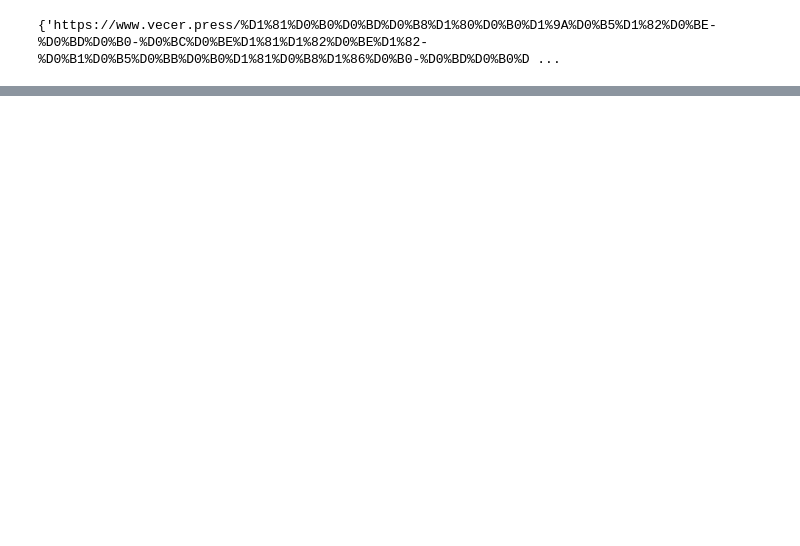
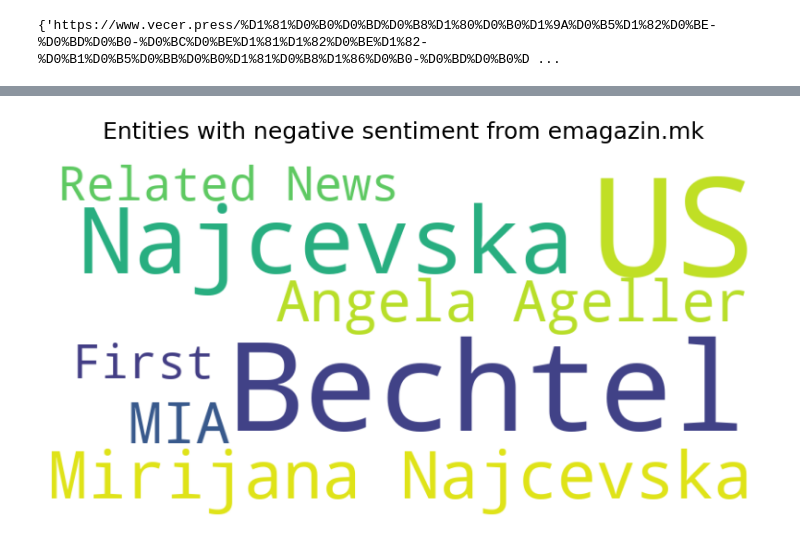
Before and after one commit to blagojpetkov/Data_Science_Project, a Jupyter notebook: Data Science Project Jupyter Notebook.ipynb, the cells around one changed output, grey strips where cells are left out. Cells and saved outputs as stored; diff of their text form; code cells hidden in the pictures; blank space fills up the shorter version.

```diff
--- a/Data Science Project Jupyter Notebook.ipynb
+++ b/Data Science Project Jupyter Notebook.ipynb
@@ -1150,3 +1196,20 @@ url_sentiments
+# %%
+
+
+# Extract entities and their respective counts (here I'm using the negative counts)
+word_frequencies = {entity: details['count_negative'] for entity, details in data[hostname_index][1].items()}
+
+# Create a word cloud
+wordcloud = WordCloud(width=800, height=400, background_color="white").generate_from_frequencies(word_frequencies)
+
+
+plt.figure(figsize=(10,5))
+plt.imshow(wordcloud, interpolation='bilinear')
+plt.axis("off")
+plt.title("Entities with negative sentiment from " + data[hostname_index][0], fontsize=18, pad=20)  # Adding a title here
+plt.show()
+# %% [output]
+[figure, added]
 # %%
 # WRITE NEWS TO FILE
 ################################################################################################################################
```
Also changed, not shown: parts of 27 cells of this notebook.
